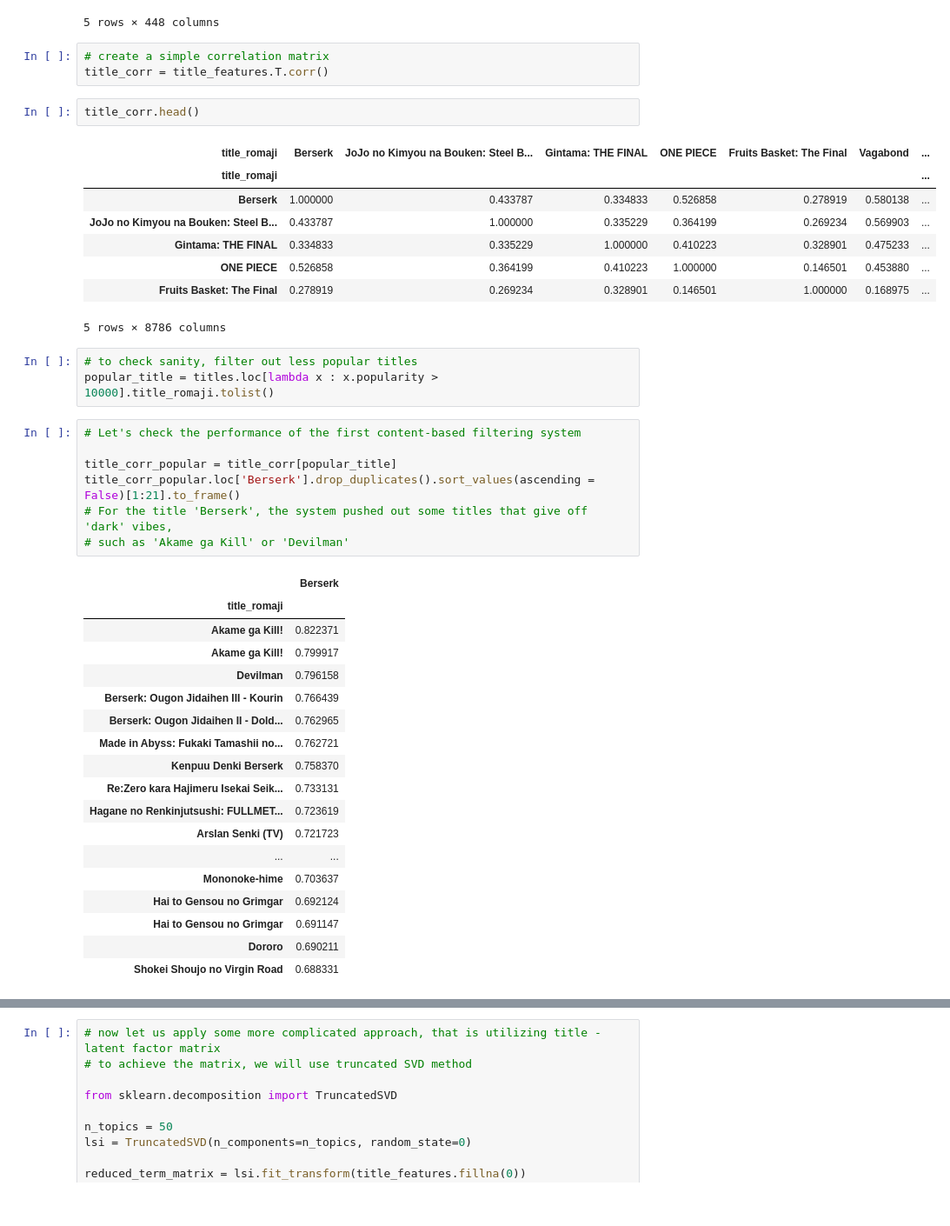
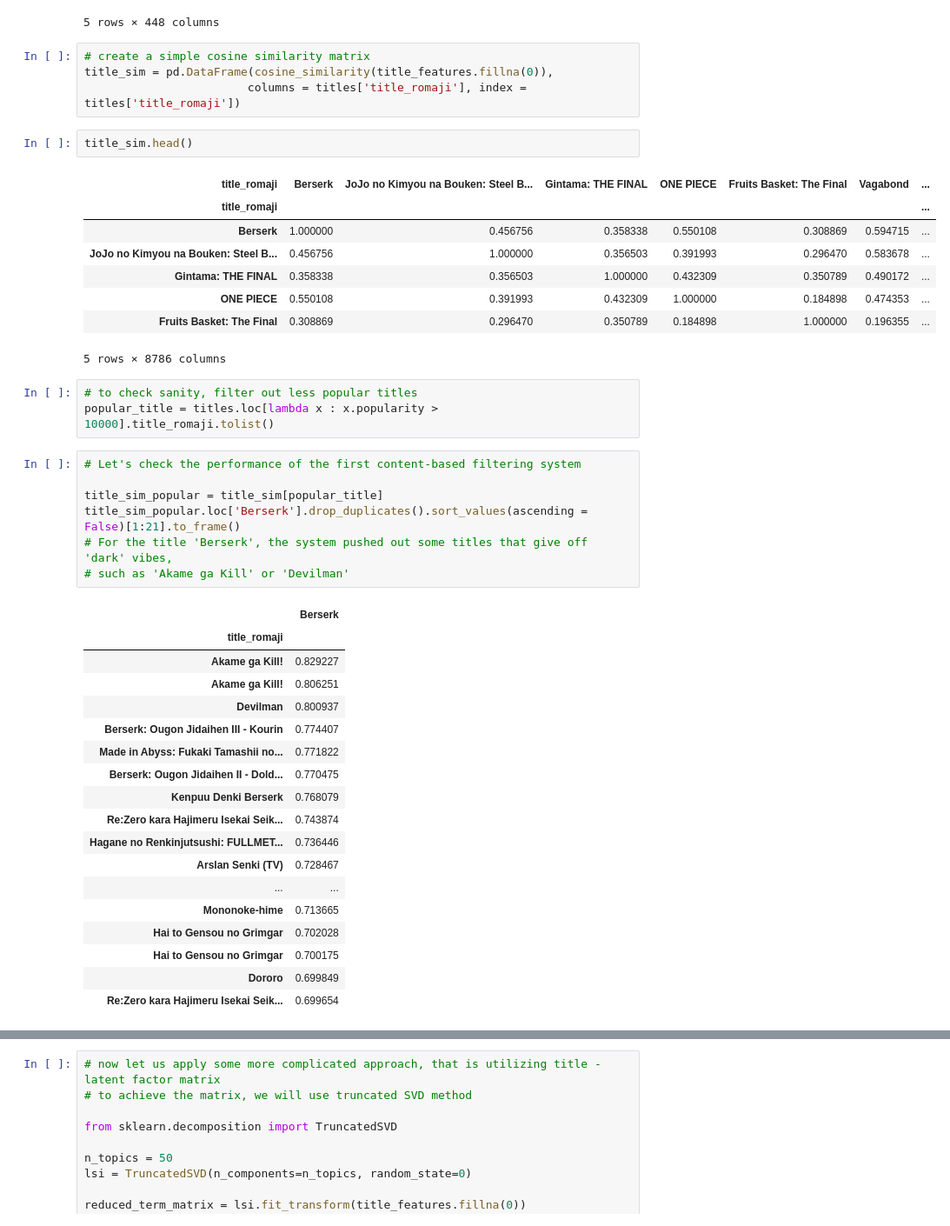
Before and after one commit to doyoung-umich/pj_otaku, a Jupyter notebook: Doyoung/EDA.ipynb, the cells around one changed output, grey strips where cells are left out. Shown at 87% size. Drawn from its saved outputs; the diff is of its cells as text.

```diff
--- a/Doyoung/EDA.ipynb
+++ b/Doyoung/EDA.ipynb
@@ -308,19 +321,20 @@ title_features.head()
 | ONE PIECE | 1 | 1 | 1 | 0 | 0 | 1 | 0 | 0 | 0 | 0 | ... |
 | Fruits Basket: The Final | 0 | 0 | 1 | 1 | 0 | 0 | 0 | 0 | 0 | 0 | ... |
 5 rows × 448 columns
-# %%
-# create a simple correlation matrix
-title_corr = title_features.T.corr()
+# %%
+# create a simple cosine similarity matrix
+title_sim = pd.DataFrame(cosine_similarity(title_features.fillna(0)),
+                        columns = titles['title_romaji'], index = titles['title_romaji'])
 # %%
-title_corr.head()
+title_sim.head()
 # %% [output]
 | title_romaji | Berserk | JoJo no Kimyou na Bouken: Steel B... | Gintama: THE FINAL | ONE PIECE | Fruits Basket: The Final | Vagabond | ... |
 | title_romaji |  |  |  |  |  |  | ... |
-| Berserk | 1.000000 | 0.433787 | 0.334833 | 0.526858 | 0.278919 | 0.580138 | ... |
-| JoJo no Kimyou na Bouken: Steel B... | 0.433787 | 1.000000 | 0.335229 | 0.364199 | 0.269234 | 0.569903 | ... |
-| Gintama: THE FINAL | 0.334833 | 0.335229 | 1.000000 | 0.410223 | 0.328901 | 0.475233 | ... |
-| ONE PIECE | 0.526858 | 0.364199 | 0.410223 | 1.000000 | 0.146501 | 0.453880 | ... |
-| Fruits Basket: The Final | 0.278919 | 0.269234 | 0.328901 | 0.146501 | 1.000000 | 0.168975 | ... |
+| Berserk | 1.000000 | 0.456756 | 0.358338 | 0.550108 | 0.308869 | 0.594715 | ... |
+| JoJo no Kimyou na Bouken: Steel B... | 0.456756 | 1.000000 | 0.356503 | 0.391993 | 0.296470 | 0.583678 | ... |
+| Gintama: THE FINAL | 0.358338 | 0.356503 | 1.000000 | 0.432309 | 0.350789 | 0.490172 | ... |
+| ONE PIECE | 0.550108 | 0.391993 | 0.432309 | 1.000000 | 0.184898 | 0.474353 | ... |
+| Fruits Basket: The Final | 0.308869 | 0.296470 | 0.350789 | 0.184898 | 1.000000 | 0.196355 | ... |
 5 rows × 8786 columns
 # %%
 # to check sanity, filter out less popular titles
@@ -328,27 +342,27 @@ popular_title = titles.loc[lambda x : x.popularity > 10000].title_romaji.tolist(
 # %%
 # Let's check the performance of the first content-based filtering system
 
-title_corr_popular = title_corr[popular_title]
-title_corr_popular.loc['Berserk'].drop_duplicates().sort_values(ascending = False)[1:21].to_frame()
+title_sim_popular = title_sim[popular_title]
+title_sim_popular.loc['Berserk'].drop_duplicates().sort_values(ascending = False)[1:21].to_frame()
 # For the title 'Berserk', the system pushed out some titles that give off 'dark' vibes,
 # such as 'Akame ga Kill' or 'Devilman'
 # %% [output]
 |  | Berserk |
 | title_romaji |  |
-| Akame ga Kill! | 0.822371 |
-| Akame ga Kill! | 0.799917 |
-| Devilman | 0.796158 |
-| Berserk: Ougon Jidaihen III - Kourin | 0.766439 |
-| Berserk: Ougon Jidaihen II - Dold... | 0.762965 |
-| Made in Abyss: Fukaki Tamashii no... | 0.762721 |
-| Kenpuu Denki Berserk | 0.758370 |
-| Re:Zero kara Hajimeru Isekai Seik... | 0.733131 |
-| Hagane no Renkinjutsushi: FULLMET... | 0.723619 |
-| Arslan Senki (TV) | 0.721723 |
+| Akame ga Kill! | 0.829227 |
+| Akame ga Kill! | 0.806251 |
+| Devilman | 0.800937 |
+| Berserk: Ougon Jidaihen III - Kourin | 0.774407 |
+| Made in Abyss: Fukaki Tamashii no... | 0.771822 |
+| Berserk: Ougon Jidaihen II - Dold... | 0.770475 |
+| Kenpuu Denki Berserk | 0.768079 |
+| Re:Zero kara Hajimeru Isekai Seik... | 0.743874 |
+| Hagane no Renkinjutsushi: FULLMET... | 0.736446 |
+| Arslan Senki (TV) | 0.728467 |
 | ... | ... |
-| Mononoke-hime | 0.703637 |
-| Hai to Gensou no Grimgar | 0.692124 |
-| Hai to Gensou no Grimgar | 0.691147 |
-| Dororo | 0.690211 |
-| Shokei Shoujo no Virgin Road | 0.688331 |
+| Mononoke-hime | 0.713665 |
+| Hai to Gensou no Grimgar | 0.702028 |
+| Hai to Gensou no Grimgar | 0.700175 |
+| Dororo | 0.699849 |
+| Re:Zero kara Hajimeru Isekai Seik... | 0.699654 |
 # %%
```
Also changed, not shown: parts of 26 cells of this notebook.
